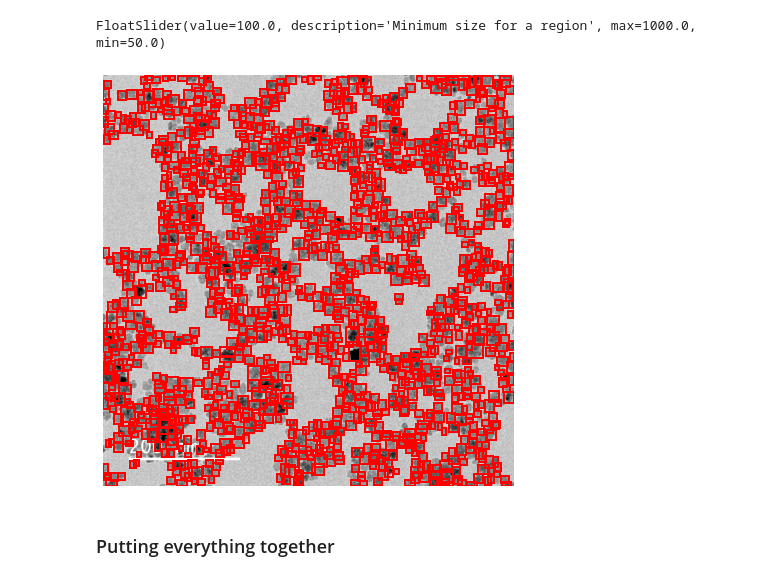
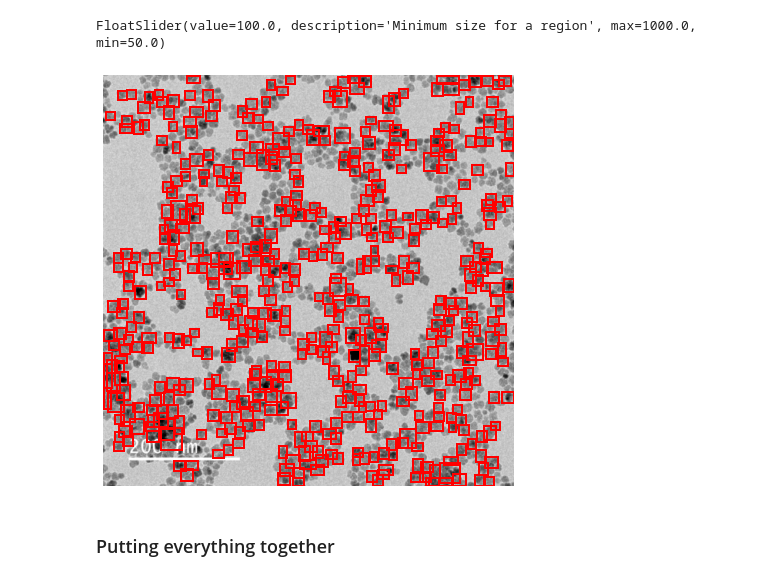
Before and after one commit to Cewein/Nanoparticle-segmentation-classification, a Jupyter notebook: Segemenation_of_nano_particle.ipynb, the cells around one changed output. Cells and saved outputs as stored; diff of their text form; code cells hidden in the pictures.

Commit message:
clean up notebook
finish clean up of notebook, now need to extract some inforamtion about each bounding box

#4 #3

```diff
--- a/Segemenation_of_nano_particle.ipynb
+++ b/Segemenation_of_nano_particle.ipynb
@@ -81,5 +75,5 @@ imBinary = nanoSegmentation.thresholdOtsu(imProcessed,True)
 # %% [markdown]
 ### Distance based watershed
 # %%
-labels, markers = nanoSegmentation.distanceBasedWatershed(imBinary,True)
+labels, markers = nanoSegmentation.distanceBasedWatershed(imProcessed,True)
 # %% [output]
@@ -87,14 +81,14 @@ labels, markers = nanoSegmentation.distanceBasedWatershed(imBinary,True)
 # %% [markdown]
 ### Boudaries
 # %%
-landmarkSize = widgets.FloatSlider(description='Minimum size for a region',value=100, min=50, max=1000)
-display(landmarkSize)
+landmarkSizeWg = widgets.FloatSlider(description='Minimum size for a region',value=100, min=50, max=1000)
+display(landmarkSizeWg)
 # %% [output]
 FloatSlider(value=100.0, description='Minimum size for a region', max=1000.0, min=50.0)
 # %%
-bboxArray = boudingBox.getBoundingBox(255 - im, labels,landmarkSize.get_interact_value(), True)
+bboxArray = boudingBox.getBoundingBox(255 - im, labels,landmarkSizeWg.get_interact_value(), True)
 # %% [output]
-[figure, old version]
+[figure, new version]
 # %% [markdown]
 ### Putting everything together
 # %%
```
Also changed, not shown: parts of 6 cells of this notebook, 2 other files.
